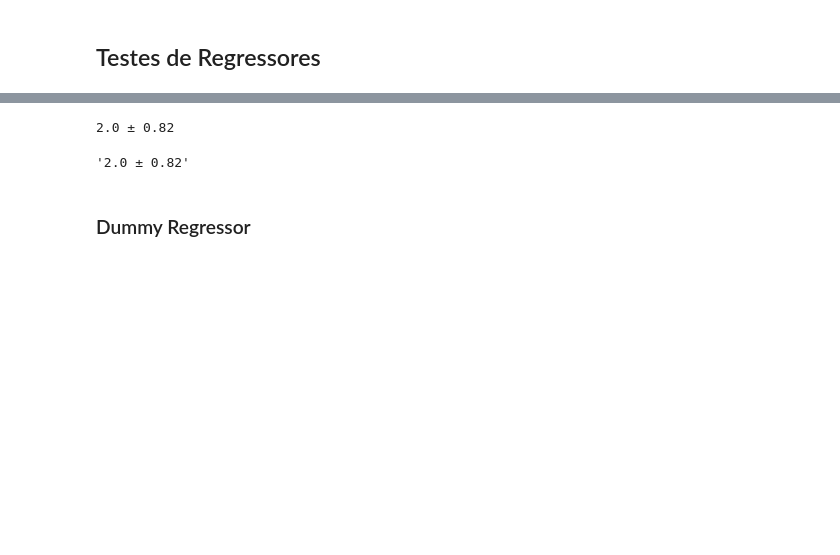
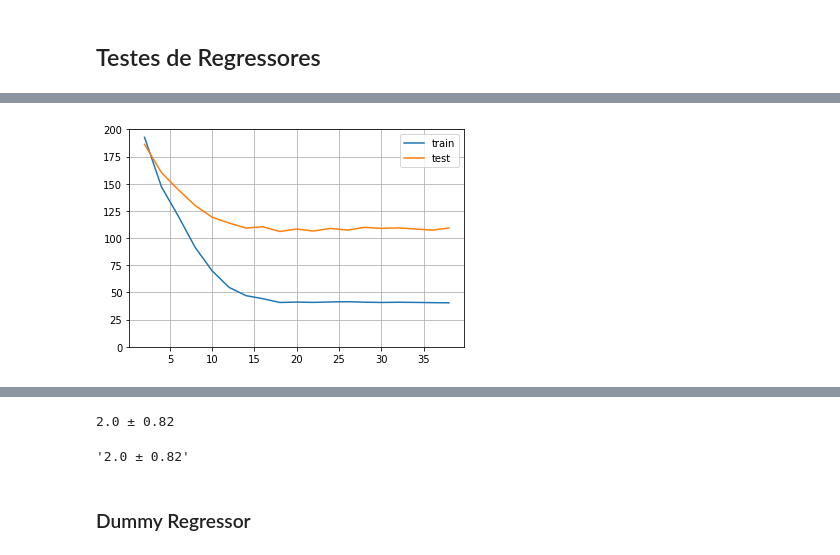
Before and after one commit to emdemor/pc-house-prices-predictions-v2, a Jupyter notebook: notebooks/eda.ipynb, the cells around one changed output, grey strips where cells are left out. Saved outputs shown, nothing was run; the diff lists cells and outputs as text; code cells hidden in the pictures; blank space fills up the shorter version.

```diff
--- a/notebooks/eda.ipynb
+++ b/notebooks/eda.ipynb
@@ -118,0 +436,47 @@ class Mean:
+# %%
+%%time
+results = pd.DataFrame()
+
+for max_depth in range(2,40,2):
+
+    estimator = RandomForestRegressor(n_estimators = 20, max_depth=max_depth)
+
+    # -- Training Regressor ------------------
+    estimator.fit(X_train_transf, y_train)
+
+    # -- Predictions for train dataset
+    y_train_pred = estimator.predict(X_train_transf)
+
+    # -- Predictions for validation dataset
+    y_test_pred = estimator.predict(X_test_transf)
+
+    # --
+    mae_train = mean_absolute_error(y_train, y_train_pred)
+
+    # --
+    mae_test = mean_absolute_error(y_test, y_test_pred)
+
+    # --
+    results = pd.concat(
+        [
+            results,
+            pd.DataFrame(
+                [
+                    {
+                        "max_depth": max_depth,
+                        "mae_train": mae_train,
+                        "mae_test": mae_test,
+                    }
+                ]
+            )
+        ]
+    )
+
+plt.plot(results['max_depth'], results['mae_train']/1000, label = 'train')
+plt.plot(results['max_depth'], results['mae_test']/1000, label='test')
+plt.legend()
+plt.grid()
+plt.ylim([0,200])
+plt.show()
+# %% [output]
+[figure, added]
```
Also changed, not shown: parts of 28 cells of this notebook, 3 other files.
